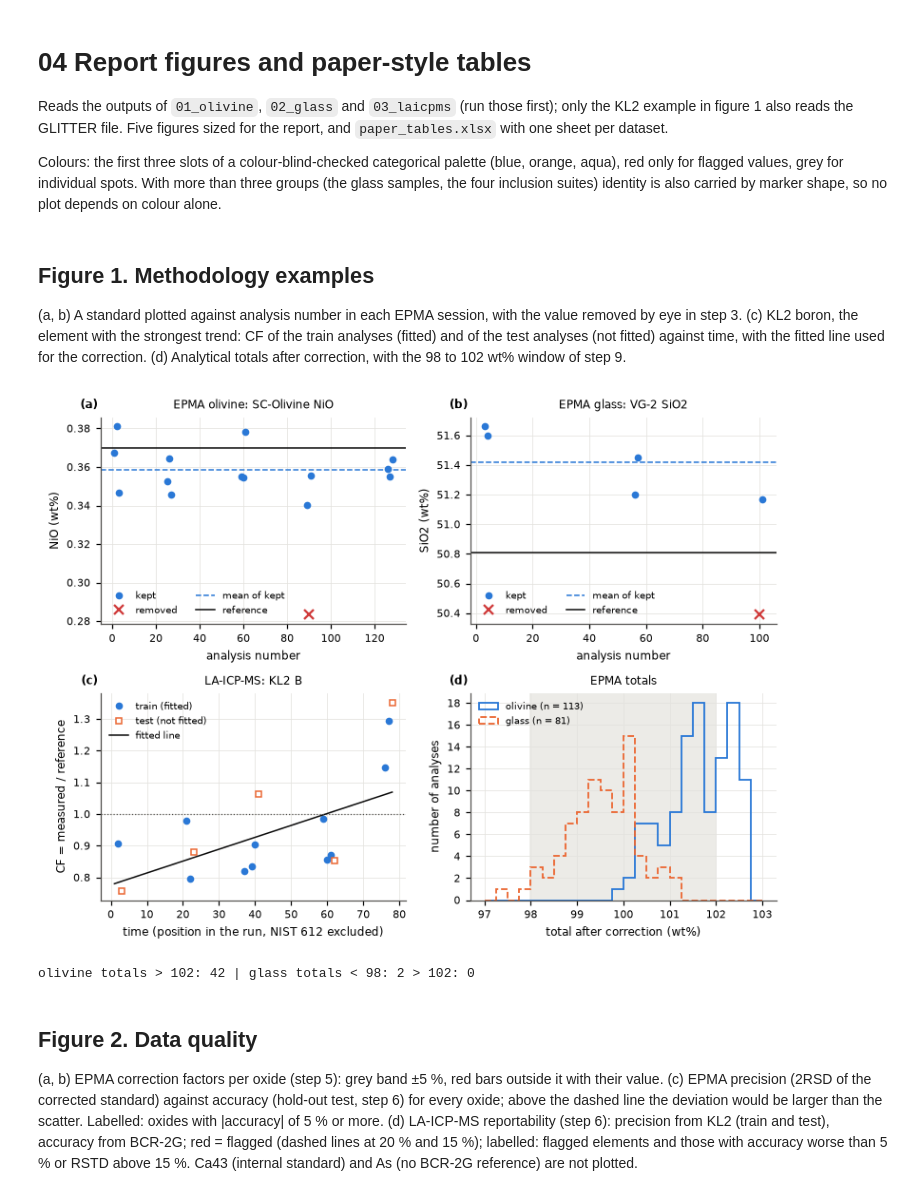
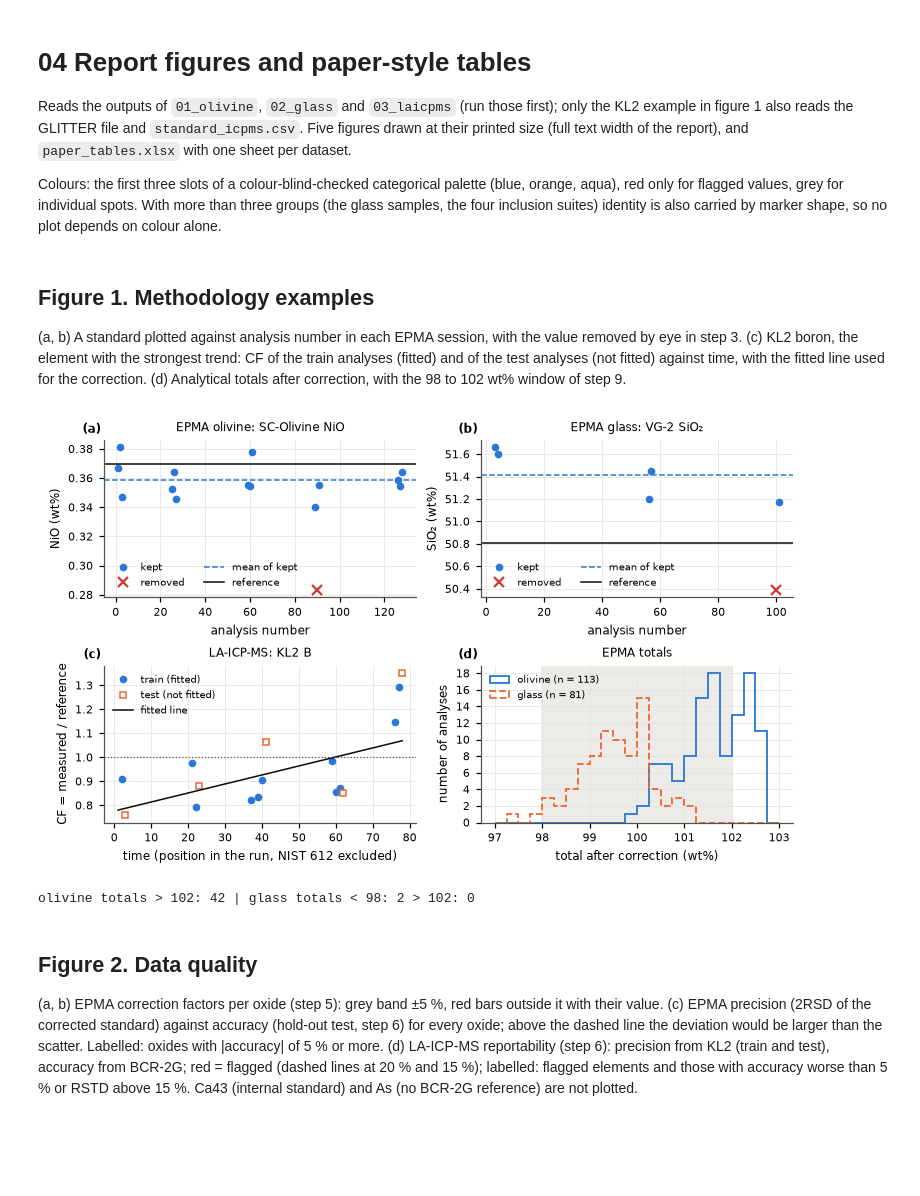
Before and after one commit to vlljalejandro/igneous_project02, a Jupyter notebook: 04_figures_tables.ipynb, the cells around one changed output. Drawn from its saved outputs; the diff is of its cells as text; code cells hidden in the pictures; blank space fills up the shorter version.

Commit message:
Fixed figures

```diff
--- a/04_figures_tables.ipynb
+++ b/04_figures_tables.ipynb
@@ -1,7 +1,7 @@
 # %% [markdown]
 # 04 Report figures and paper-style tables
 
-Reads the outputs of `01_olivine`, `02_glass` and `03_laicpms` (run those first); only the KL2 example in figure 1 also reads the GLITTER file. Five figures sized for the report, and `paper_tables.xlsx` with one sheet per dataset.
+Reads the outputs of `01_olivine`, `02_glass` and `03_laicpms` (run those first); only the KL2 example in figure 1 also reads the GLITTER file and `standard_icpms.csv`. Five figures drawn at their printed size (full text width of the report), and `paper_tables.xlsx` with one sheet per dataset.
 
 Colours: the first three slots of a colour-blind-checked categorical palette (blue, orange, aqua), red only for flagged values, grey for individual spots. With more than three groups (the glass samples, the four inclusion suites) identity is also carried by marker shape, so no plot depends on colour alone.
 # %%
@@ -17,10 +17,11 @@ from geohelpers import read_glitter, CI_SM89, PM_SM89
 
 DATA, OUT, FIG = Path("data"), Path("outputs"), Path("figures/report")
 FIG.mkdir(parents=True, exist_ok=True)
+TW = 6.85                                 # report text width (A4, 1.8 cm margins), inches: figures are drawn at printed size
 KD, FE2 = (0.27, 0.33), (0.85, 1.00)      # olivine-melt Fe-Mg Kd 0.30 ± 0.03 (Roeder and Emslie 1970); Fe2+/total Fe of the melt
 C1, C2, C3, RED = "#2a78d6", "#eb6834", "#1baf7a", "#d03b3b"     # categorical slots 1-3; red only for flags
 INK, MUTED, SPOT, BAND = "#0b0b0b", "#52514e", "#b9b8b2", "#ecebe7"
-plt.rcParams.update({"figure.dpi": 110, "savefig.dpi": 300, "savefig.bbox": "tight", "font.size": 8, "axes.titlesize": 8,
+plt.rcParams.update({"figure.dpi": 110, "savefig.dpi": 300, "savefig.bbox": "standard", "font.size": 8, "axes.titlesize": 8,
                      "axes.labelsize": 8, "legend.fontsize": 6.5, "xtick.labelsize": 7, "ytick.labelsize": 7,
                      "axes.edgecolor": MUTED, "axes.grid": True, "grid.color": "#e4e3df", "grid.linewidth": 0.5,
                      "axes.spines.top": False, "axes.spines.right": False, "legend.frameon": False, "axes.axisbelow": True})
@@ -43,6 +44,7 @@ og, gm = ol["grain means"], gl["sample means"].set_index("Sample")
 rl, flags, im = first(la["run list"]), first(la["element flags"]), la["inclusion means"]
 FLAGGED = flags.index[flags.flag.notna()].tolist()
 SYM = lambda c: re.sub(r"\d", "", c)
+CHEM = lambda s: s.translate(str.maketrans("0123456789", "₀₁₂₃₄₅₆₇₈₉"))   # oxide formula with subscripts: Al2O3 -> Al₂O₃
 
 def plain_log(ax, xticks=None, yticks=None):                       # log axes labelled 0.1, 1, 10 instead of 10^-1, 10^0, 10^1
     for axis, ticks in [(ax.xaxis, xticks), (ax.yaxis, yticks)]:
@@ -63,38 +65,38 @@ fit = laqc["KL2 fit"]
 
 def std_panel(ax, raw, sc, ref, el, title):
     keep = sc[el].reindex(raw.index).notna()
     ax.plot(raw.index[keep], raw.loc[keep, el], "o", ms=4, color=C1, label="kept")
     ax.plot(raw.index[~keep], raw.loc[~keep, el], "x", ms=6, mew=1.5, color=RED, label="removed")
     ax.axhline(raw.loc[keep, el].mean(), ls="--", lw=1, color=C1, label="mean of kept")
     ax.axhline(ref[el], color=INK, lw=1, label="reference")
-    ax.set(xlabel="analysis number", ylabel=f"{el} (wt%)", title=title)
+    ax.set(xlabel="analysis number", ylabel=f"{CHEM(el)} (wt%)", title=title)
     ax.legend(loc="lower left", ncol=2)
 
-fig, axs = plt.subplots(2, 2, figsize=(7.2, 5.4))
+fig, axs = plt.subplots(2, 2, figsize=(TW, 4.10), layout="constrained")
 std_panel(axs[0, 0], ol_raw, ol_sc, ol_ref, "NiO", "EPMA olivine: SC-Olivine NiO")
-std_panel(axs[0, 1], gl_raw, gl_sc, gl_ref, "SiO2", "EPMA glass: VG-2 SiO2")
+std_panel(axs[0, 1], gl_raw, gl_sc, gl_ref, "SiO2", "EPMA glass: VG-2 SiO₂")
 ax = axs[1, 0]
 for split, mk, col in [("train", "o", C1), ("test", "s", C2)]:
     k = rl[rl.material.eq("KL2") & rl.split.eq(split)]
     ax.plot(k.time, filt.loc[k.index, "B11"] / truth["B"], mk, ms=4, color=col, mfc=col if split == "train" else "white",
             label=f"{split} ({'fitted' if split == 'train' else 'not fitted'})")
 t = np.array([rl.time.min(), rl.time.max()])
 ax.plot(t, fit.at["B11", "slope"] * t + fit.at["B11", "intercept"], color=INK, lw=1, label="fitted line")
 ax.axhline(1, color=MUTED, lw=0.8, ls=":")
 ax.set(xlabel="time (position in the run, NIST 612 excluded)", ylabel="CF = measured / reference", title="LA-ICP-MS: KL2 B")
 ax.legend(loc="upper left")
 ax = axs[1, 1]
 ax.axvspan(98, 102, color=BAND, zorder=0)
 for d, name, col, ls in [(os_, "olivine", C1, "-"), (gs, "glass", C2, "--")]:
     ax.hist(d.Total, bins=np.arange(97, 103.01, 0.25), histtype="step", color=col, ls=ls, lw=1.2, label=f"{name} (n = {len(d)})")
 ax.set(xlabel="total after correction (wt%)", ylabel="number of analyses", title="EPMA totals")
 ax.yaxis.set_major_locator(MaxNLocator(integer=True))
 ax.legend(loc="upper left")
 for a, l in zip(axs.flat, "abcd"): panel(a, l)
-fig.tight_layout(); fig.savefig(FIG / "fig1_methodology_examples.png"); plt.show()
+fig.savefig(FIG / "fig1_methodology_examples.png"); plt.show()
 print("olivine totals > 102:", int((os_.Total > 102).sum()), "| glass totals < 98:", int((gs.Total < 98).sum()), "> 102:", int((gs.Total > 102).sum()))
 # %% [output]
-[figure, old version]
+[figure, new version]
 olivine totals > 102: 42 | glass totals < 98: 2 > 102: 0
 # %% [markdown]
 ## Figure 2. Data quality
```
Also changed, not shown: parts of 7 cells of this notebook, 6 other files.
